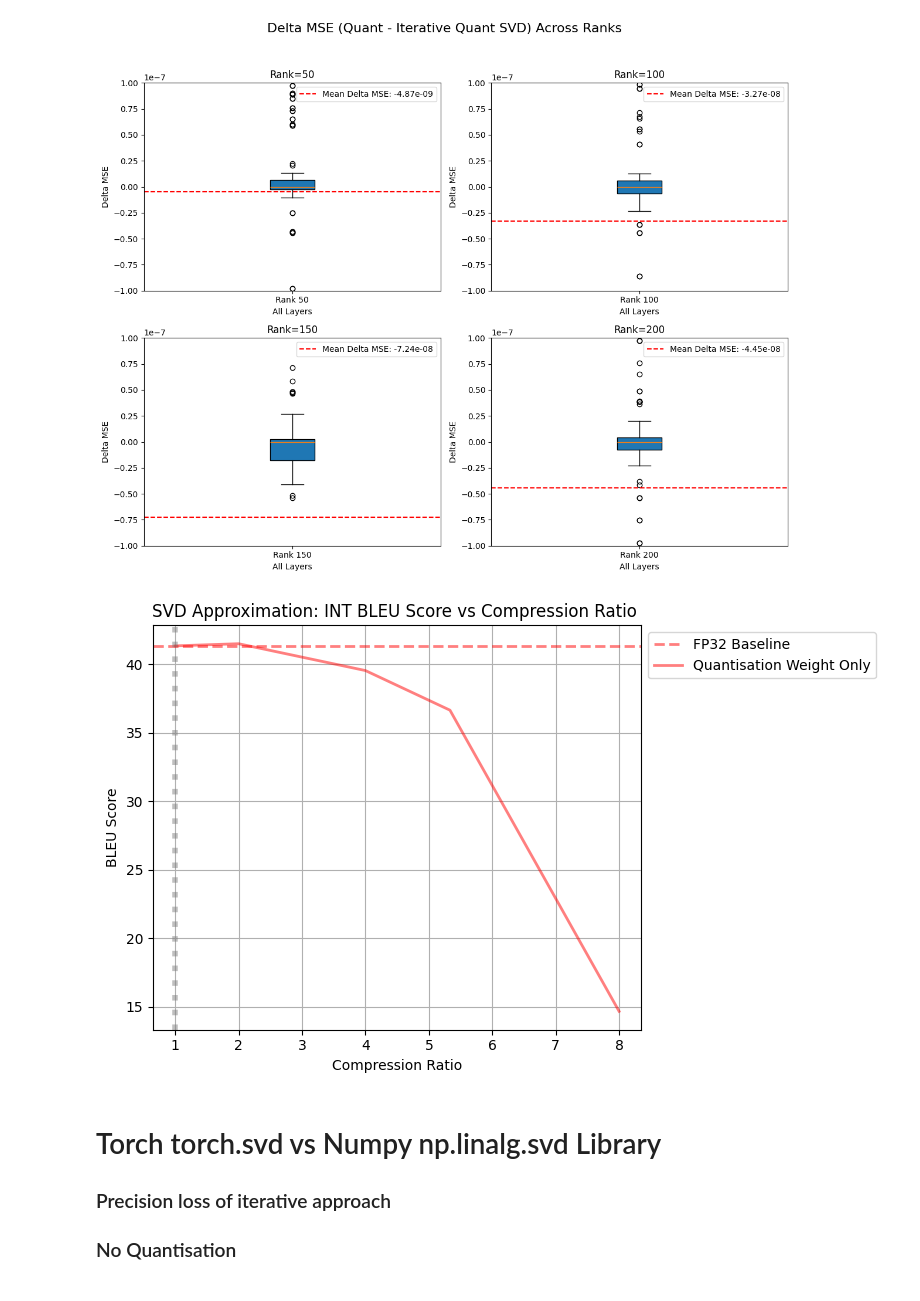
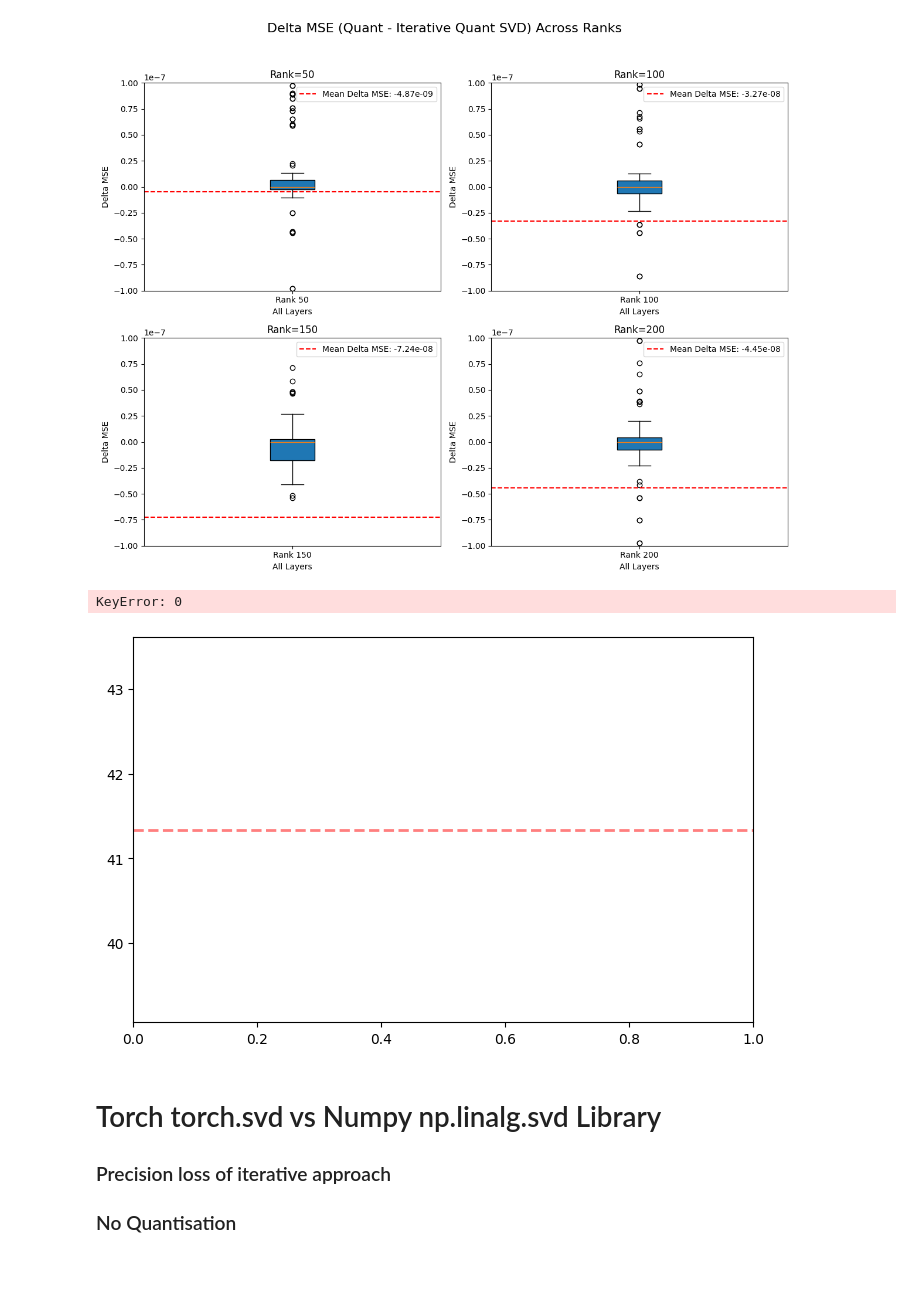
Before and after one commit to justinhuang666666/Approximate-Matrix-Vector-Multiplication, a Jupyter notebook: simulation_result/simulation_quant.ipynb, the cells around one changed output. Cells and saved outputs as stored; diff of their text form; code cells hidden in the pictures.

```diff
--- a/simulation_result/simulation_quant.ipynb
+++ b/simulation_result/simulation_quant.ipynb
@@ -464,48 +464,41 @@ viridis = cm.get_cmap('viridis', len(wls))
 
 # To keep track of which labels have been added to the legend
 labels_added = set()
 
 highest_points = []
 annotated = False  # Track if the annotation has been added
 
 for i, wl in enumerate(wls):
-    data_wl = result[(result['Word Length'] == wl)]
-    for rounding_mode in ['nearest', 'stochastic']:
-        for sym in [True, False]:
-            # Define the label for the current word length
-            label = f'INT{wl}'
-            compression_ratio = 32 / data_wl['Word Length']
+    data_wl = result[(result['Word Length'] == wl)&(result['Fraction Length'] == wl/2)]
+    # Define the label for the current word length
+    label = f'INT{wl}'
+    compression_ratio = 32 / data_wl['Word Length']
+    highest_points.append((compression_ratio, data_wl['BLEU Score']))
 
-            # Find the maximum BLEU score point
-            max_bleu_idx = data_wl['BLEU Score'].idxmax()
-            max_bleu_compression = compression_ratio[max_bleu_idx]
-            max_bleu_score = data_wl.loc[max_bleu_idx, 'BLEU Score']
-            frac = data_wl.loc[max_bleu_idx, 'Fraction Length']
-            highest_points.append((max_bleu_compression, max_bleu_score))
 
-# Sort the highest points by their compression ratio to draw a proper line
-highest_points.sort(key=lambda x: x[0])
+
 # Plot a line connecting the highest BLEU score points
 plt.plot(
     [point[0] for point in highest_points],
     [point[1] for point in highest_points],
     linestyle='-', color='red', linewidth=2, alpha=0.5,label='Quantisation Weight Only'
 )
 
 
 plt.xlabel('Compression Ratio')
 plt.axvline(1, color='gray', linestyle=':', linewidth=4, alpha=0.5)
 plt.ylabel('BLEU Score')
 # plt.ylim([35, 45])
 # plt.xlim([1, 3])
 plt.title('SVD Approximation: INT BLEU Score vs Compression Ratio ')
 plt.grid(True)
 plt.legend(loc='upper left', bbox_to_anchor=(1, 1))  # Place legend outside
 
 plt.tight_layout()
 plt.show()
 # %% [output]
+KeyError: 0
-[figure, old version]
+[figure, new version]
 # %% [markdown]
 # Torch torch.svd vs Numpy np.linalg.svd Library
 ### Precision loss of iterative approach
```
Also changed, not shown: 4 other files.
